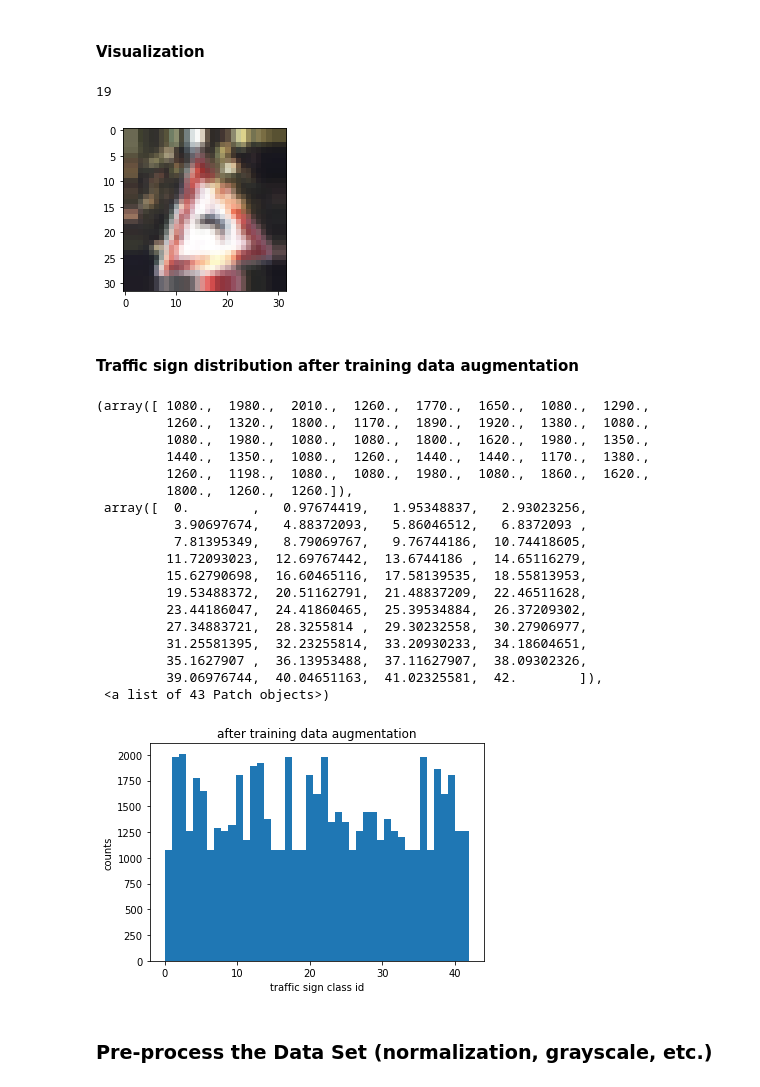
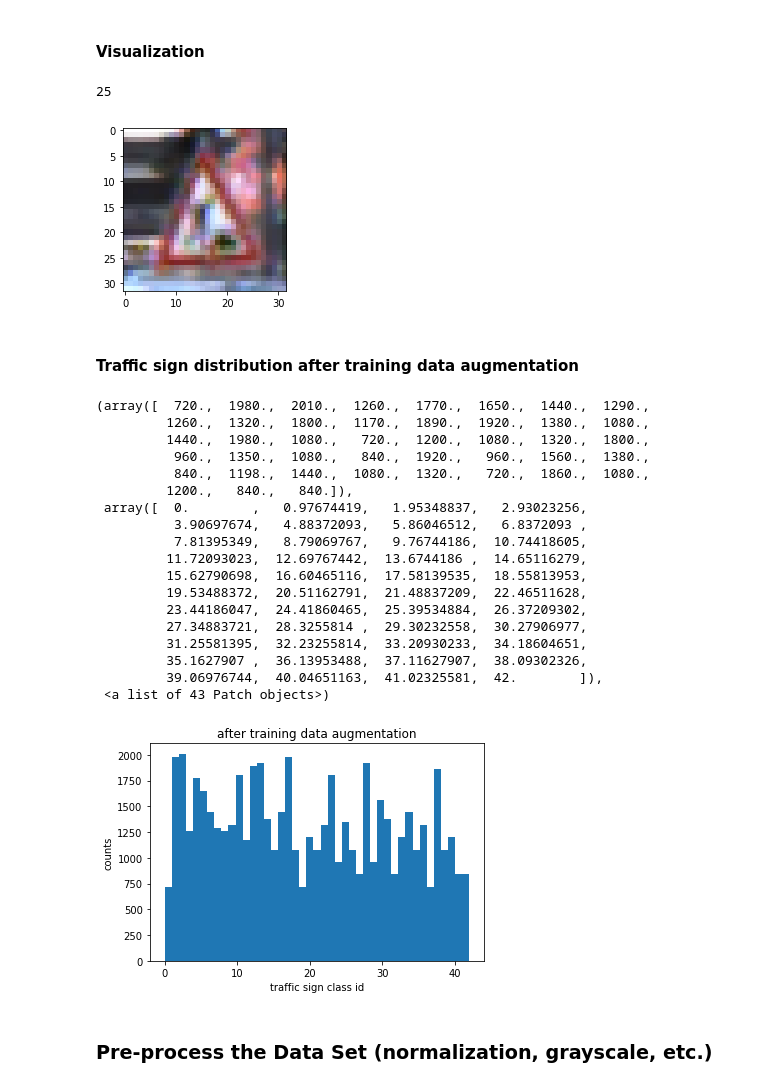
Before and after one commit to urs-waldmann/CarND-Traffic-Sign-Classifier-Project, a Jupyter notebook: Traffic_Sign_Classifier.ipynb, the cells around one changed output. Saved outputs shown, nothing was run; the diff lists cells and outputs as text; code cells hidden in the pictures.

Commit message:
Add new implementation of training data augmentation and grayscale conversion. Reset to original LeNet architecture.

```diff
--- a/Traffic_Sign_Classifier.ipynb
+++ b/Traffic_Sign_Classifier.ipynb
@@ -283,15 +263,15 @@ Number of classes after augmentation = 43
 #### Visualization
 # %%
 # Plot randomly chosen traffic sign from added training data by augmentation together with its class id.
-index_aug = random.randint(n_train, n_train_aug_2)
-image_aug = X_train_aug_2[index_aug].squeeze()
+index_aug = random.randint(n_train, n_train_aug)
+image_aug = X_train_aug[index_aug].squeeze()
 
 plt.figure(figsize=(3,3))
 plt.imshow(image_aug)
-print(y_train_aug_2[index_aug])
+print(y_train_aug[index_aug])
 # %% [output]
-19
+25
-[figure, old version]
+[figure, new version]
 # %% [markdown]
 #### Traffic sign distribution after training data augmentation
 # %%
@@ -299,14 +279,14 @@ print(y_train_aug_2[index_aug])
 plt.title('after training data augmentation')
 plt.xlabel('traffic sign class id')
 plt.ylabel('counts')
-plt.hist(y_train_aug_2, bins = 43)
+plt.hist(y_train_aug, bins = 43)
 # %% [output]
-(array([ 1080.,  1980.,  2010.,  1260.,  1770.,  1650.,  1080.,  1290.,
+(array([  720.,  1980.,  2010.,  1260.,  1770.,  1650.,  1440.,  1290.,
          1260.,  1320.,  1800.,  1170.,  1890.,  1920.,  1380.,  1080.,
-         1080.,  1980.,  1080.,  1080.,  1800.,  1620.,  1980.,  1350.,
-         1440.,  1350.,  1080.,  1260.,  1440.,  1440.,  1170.,  1380.,
-         1260.,  1198.,  1080.,  1080.,  1980.,  1080.,  1860.,  1620.,
-         1800.,  1260.,  1260.]),
+         1440.,  1980.,  1080.,   720.,  1200.,  1080.,  1320.,  1800.,
+          960.,  1350.,  1080.,   840.,  1920.,   960.,  1560.,  1380.,
+          840.,  1198.,  1440.,  1080.,  1320.,   720.,  1860.,  1080.,
+         1200.,   840.,   840.]),
  array([  0.        ,   0.97674419,   1.95348837,   2.93023256,
           3.90697674,   4.88372093,   5.86046512,   6.8372093 ,
           7.81395349,   8.79069767,   9.76744186,  10.74418605,
@@ -319,7 +299,7 @@ plt.hist(y_train_aug_2, bins = 43)
          35.1627907 ,  36.13953488,  37.11627907,  38.09302326,
          39.06976744,  40.04651163,  41.02325581,  42.        ]),
  <a list of 43 Patch objects>)
-[figure, old version]
+[figure, new version]
 # %% [markdown]
 ### Pre-process the Data Set (normalization, grayscale, etc.)
 # %% [markdown]
```
Also changed, not shown: parts of 21 cells of this notebook.
